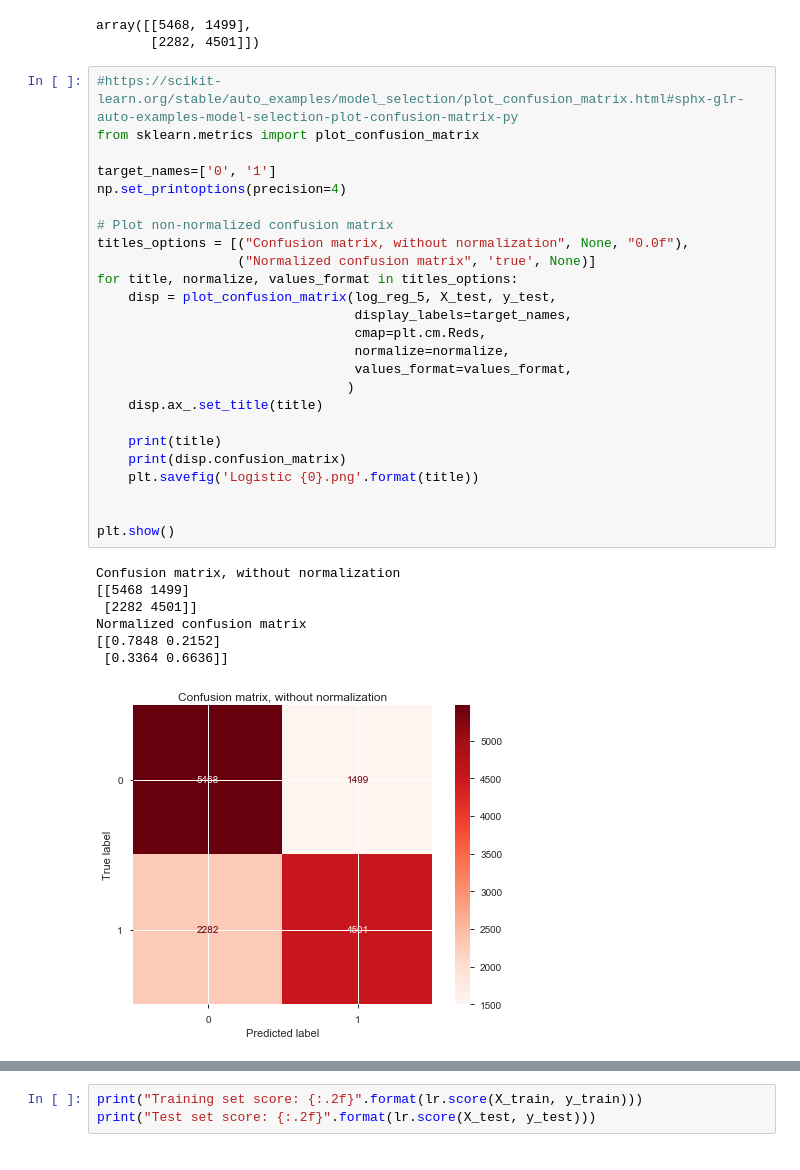
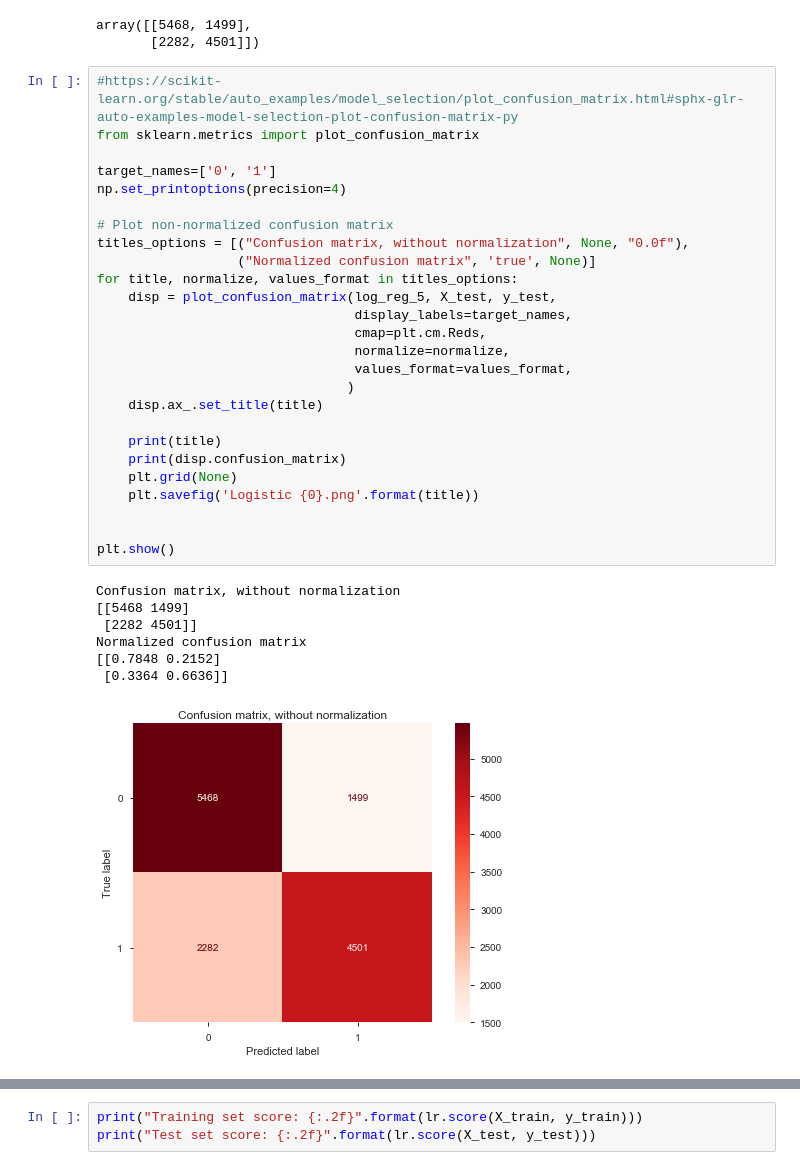
Before and after one commit to jsbernet/capstone_healthcare, a Jupyter notebook: modeling/Cardio_logistic.ipynb, the cells around one changed output, grey strips where cells are left out. Saved outputs shown, nothing was run; the diff lists cells and outputs as text.

Commit message:
Added plt.grid(None) to confusion matrix plot

```diff
--- a/modeling/Cardio_logistic.ipynb
+++ b/modeling/Cardio_logistic.ipynb
@@ -568,31 +568,32 @@ array([[5468, 1499],
 from sklearn.metrics import plot_confusion_matrix
 
 target_names=['0', '1']
 np.set_printoptions(precision=4)
 
 # Plot non-normalized confusion matrix
 titles_options = [("Confusion matrix, without normalization", None, "0.0f"),
                   ("Normalized confusion matrix", 'true', None)]
 for title, normalize, values_format in titles_options:
     disp = plot_confusion_matrix(log_reg_5, X_test, y_test,
                                  display_labels=target_names,
                                  cmap=plt.cm.Reds,
                                  normalize=normalize,
                                  values_format=values_format,
                                 )
     disp.ax_.set_title(title)
 
     print(title)
     print(disp.confusion_matrix)
+    plt.grid(None)
     plt.savefig('Logistic {0}.png'.format(title))
 
 
 plt.show()
 # %% [output]
 Confusion matrix, without normalization
 [[5468 1499]
  [2282 4501]]
 Normalized confusion matrix
 [[0.7848 0.2152]
  [0.3364 0.6636]]
-[figure, old version]
+[figure, new version]
```
Also changed, not shown: parts of 1 cell of this notebook.
